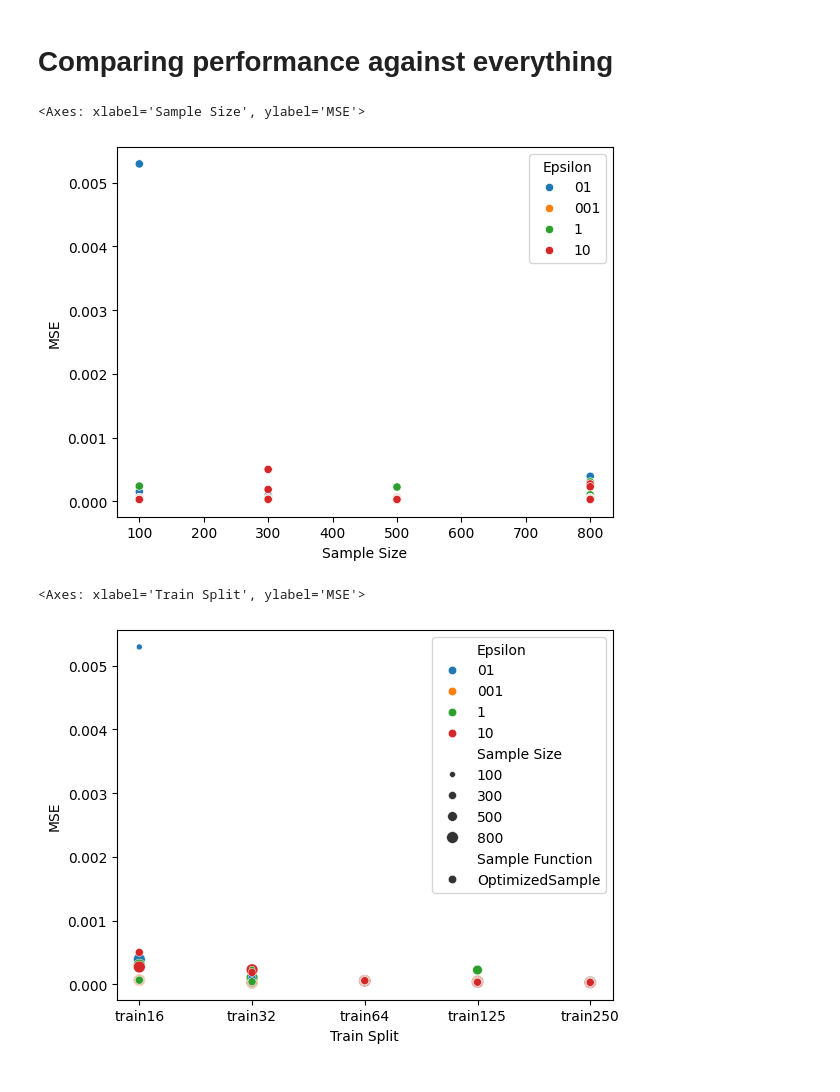
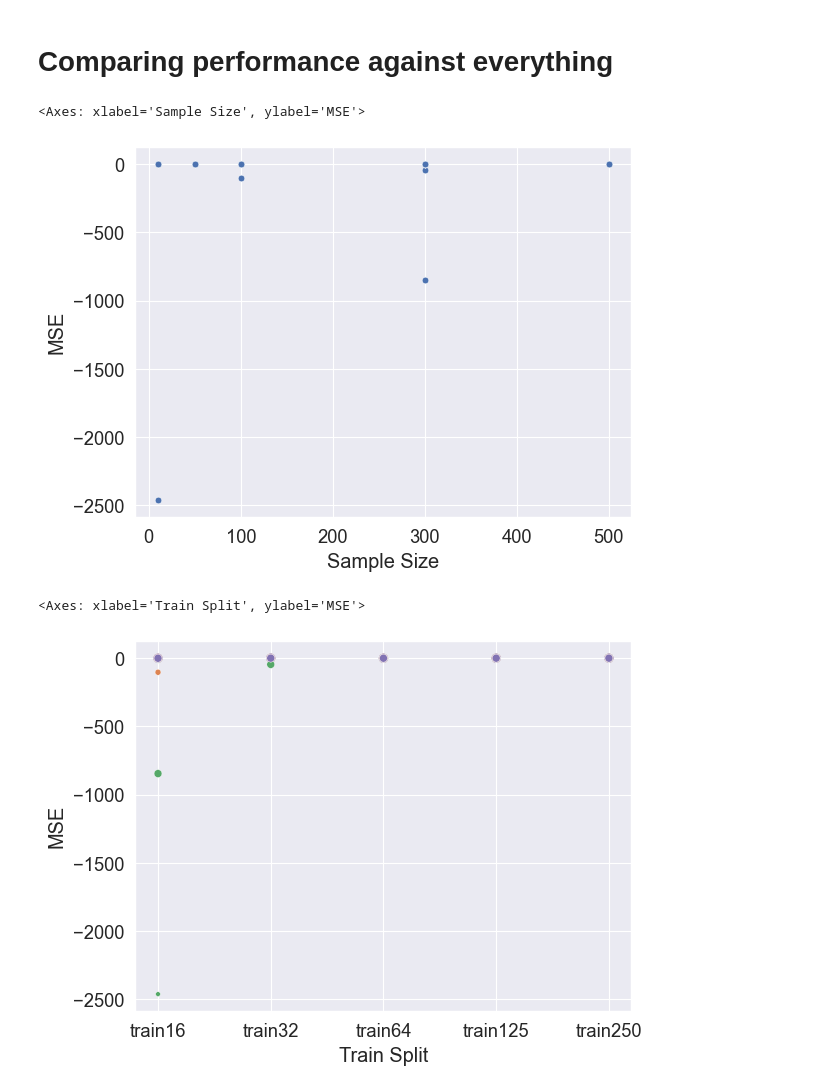
Before and after one commit to Lui5ito/GraduationProject, a Jupyter notebook: Experimental Part/CrossValidation_KRR.ipynb, the cells around one changed output. Cells and saved outputs as stored; diff of their text form; code cells hidden in the pictures.

```diff
--- a/Experimental Part/CrossValidation_KRR.ipynb
+++ b/Experimental Part/CrossValidation_KRR.ipynb
@@ -299,9 +293,9 @@ _, sinkhorn_potentials, efficiency, omega, P = import_blades_and_sinkhornPotenti
                                                                                                 split_name = "train250",
                                                                                                 sample_func = random_subsample_fn,
                                                                                                 sample_fun_name = "OptimizedSample",
-                                                                                                sample_size = 1000,
+                                                                                                sample_size = 50,
                                                                                                 epsilon = 0.01,
-                                                                                                epsilon_txt = "001",
+                                                                                                epsilon_txt = "100",
                                                                                                 path = None)
 
 ## Use array objects and reshape them to have the correct form. This is important for the preprocessing steps later.
@@ -320,7 +314,7 @@ Perform cross validation on KRR.
 # Test split
 x_train, x_test, y_train, y_test = train_test_split(feature_matrix, efficiency, train_size = 0.8, random_state = 40)
 
-sampling_size = 1000
+sampling_size = 50
 # Define the parameter grid
 param_grid = {'alpha': [0.001, 0.01, 0.1, 0.5, 1],
               'gamma': [1, 10, 100, 1000],
@@ -550,7 +544,7 @@ plt.show()
 - 1
 - 10
 # %%
-epsilon_textes = ["001", "01", "1", "10"]
+epsilon_textes = ["001", "01", "1", "10", "100"]
 
 my_param_grid = {'alpha': [0.001, 0.01, 0.1, 0.5, 1, 10, 100],
               'gamma': [0.1, 1, 10, 100, 1000],
@@ -566,7 +560,7 @@ for epsilon_text in epsilon_textes:
                                                                                                     split_name = "train250",
                                                                                                     sample_func = random_subsample_fn,
                                                                                                     sample_fun_name = "OptimizedSample",
-                                                                                                    sample_size = 1000,
+                                                                                                    sample_size = 300,
                                                                                                     epsilon = 0.01,
                                                                                                     epsilon_txt = epsilon_text,
                                                                                                     path = None)
@@ -582,7 +576,7 @@ for epsilon_text in epsilon_textes:
 
     feature_matrix = np.hstack((sinkhorn_potentials, P, omega))
 
-    mse, evs = full_out_rbf_krr(X = feature_matrix, Y = efficiency, sampling_size = 1000, param_grid = my_param_grid)
+    mse, evs = full_out_rbf_krr(X = feature_matrix, Y = efficiency, sampling_size = 300, param_grid = my_param_grid)
 
     my_results["epsilon"].append(epsilon_text)
     my_results["evs"].append(evs)
@@ -620,8 +614,8 @@ plt.show()
 # %%
 # Define parameter modalities (dictionaries with parameter names as keys)
 train_split_options = {"train16": train16, "train32": train32, "train64": train64, "train125": train125, "train250": train250}
-sample_size_options = {100, 300, 500, 800}
-epsilon_options = {"001", "01", "1", "10"}
+sample_size_options = {10, 50, 100, 300, 500}
+epsilon_options = {"001", "01", "1", "10", "100"}
 sample_func_options = {"OptimizedSample"}
 
 my_param_grid = {'alpha': [0.001, 0.01, 0.1, 0.5, 1, 10],
@@ -667,29 +661,28 @@ import seaborn as sns
 import pandas as pd
 
 # Unpack results dictionary into a DataFrame
-df = pd.DataFrame.from_dict(results_mse, orient='index', columns=['MSE'])
+df = pd.DataFrame.from_dict(results_evs, orient='index', columns=['MSE'])
 df['Train Split'] = [x[0] for x in df.index]
 df['Sample Size'] = [x[1] for x in df.index]
 df['Epsilon'] = [x[2] for x in df.index]
 df['Sample Function'] = [x[3] for x in df.index]
 
-
-sns.scatterplot(df, x = "Sample Size", y = "MSE", hue = "Epsilon")
+sns.scatterplot(df, x = "Sample Size", y = "MSE", legend = None)
 # %% [output]
 <Axes: xlabel='Sample Size', ylabel='MSE'>
-[figure, old version]
+[figure, new version]
 # %%
 import seaborn as sns
 import pandas as pd
 
 # Unpack results dictionary into a DataFrame
-df = pd.DataFrame.from_dict(results_mse, orient='index', columns=['MSE'])
+df = pd.DataFrame.from_dict(results_evs, orient='index', columns=['MSE'])
 df['Train Split'] = [x[0] for x in df.index]
 df['Sample Size'] = [x[1] for x in df.index]
 df['Epsilon'] = [x[2] for x in df.index]
 df['Sample Function'] = [x[3] for x in df.index]
 
-sns.scatterplot(df, x = "Train Split", y = "MSE", hue = "Epsilon", style = "Sample Function", size = "Sample Size")
+sns.scatterplot(df, x = "Train Split", y = "MSE", hue = "Epsilon", style = "Sample Function", size = "Sample Size", legend = None)
 # %% [output]
 <Axes: xlabel='Train Split', ylabel='MSE'>
-[figure, old version]
+[figure, new version]
```
Also changed, not shown: parts of 3 cells of this notebook.
